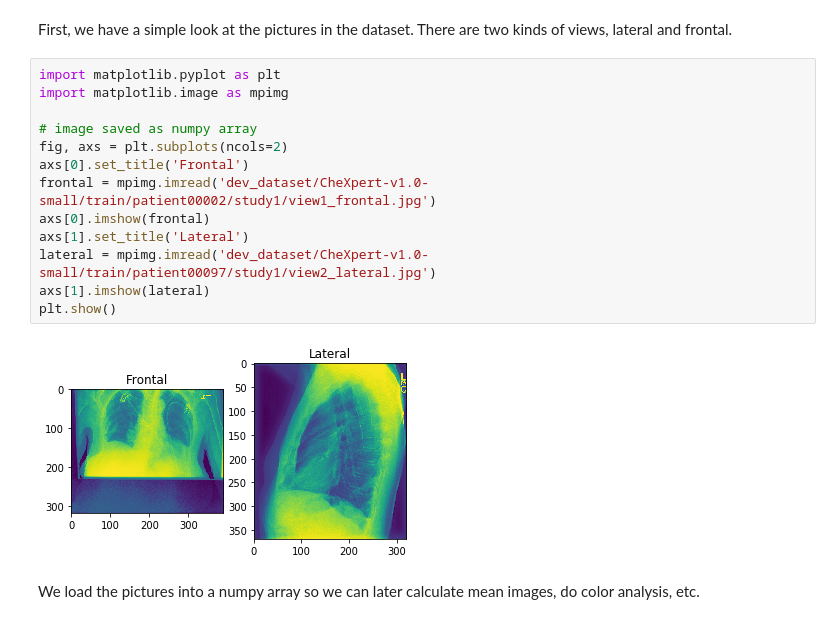
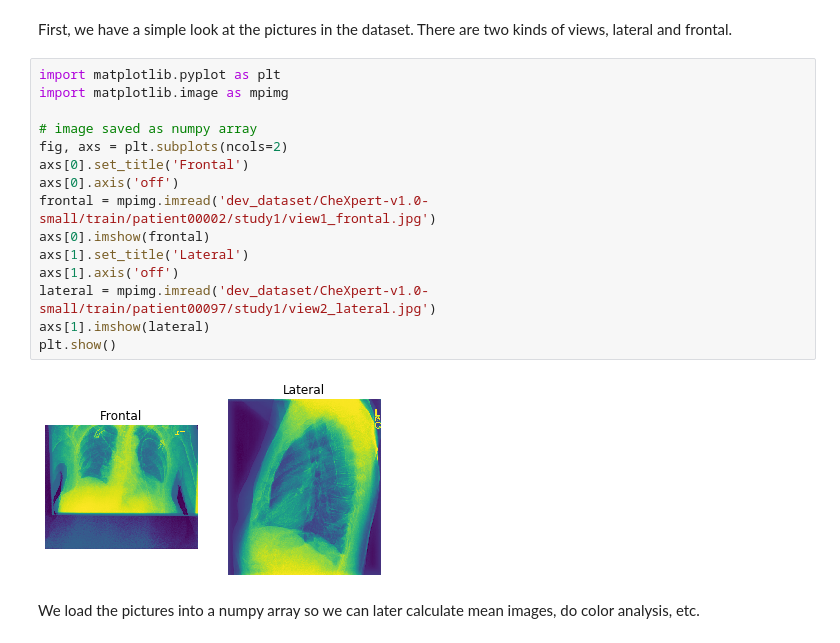
Before and after one commit to TobiasSchmidtDE/DeepL-MedicalImaging, a Jupyter notebook: src/datasets/chexpert_exploration.ipynb, the cells around one changed output. Drawn from its saved outputs; the diff is of its cells as text.

```diff
--- a/src/datasets/chexpert_exploration.ipynb
+++ b/src/datasets/chexpert_exploration.ipynb
@@ -6,18 +6,20 @@ and frontal.
 # %%
 import matplotlib.pyplot as plt
 import matplotlib.image as mpimg
 
 # image saved as numpy array
 fig, axs = plt.subplots(ncols=2)
 axs[0].set_title('Frontal')
+axs[0].axis('off')
 frontal = mpimg.imread('dev_dataset/CheXpert-v1.0-small/train/patient00002/study1/view1_frontal.jpg')
 axs[0].imshow(frontal)
 axs[1].set_title('Lateral')
+axs[1].axis('off')
 lateral = mpimg.imread('dev_dataset/CheXpert-v1.0-small/train/patient00097/study1/view2_lateral.jpg')
 axs[1].imshow(lateral)
 plt.show()
 # %% [output]
-[figure, old version]
+[figure, new version]
 # %% [markdown]
 We load the pictures into a numpy array so we can later calculate mean images, do color analysis, etc.
 # %%
```
Also changed, not shown: 2 other files.
